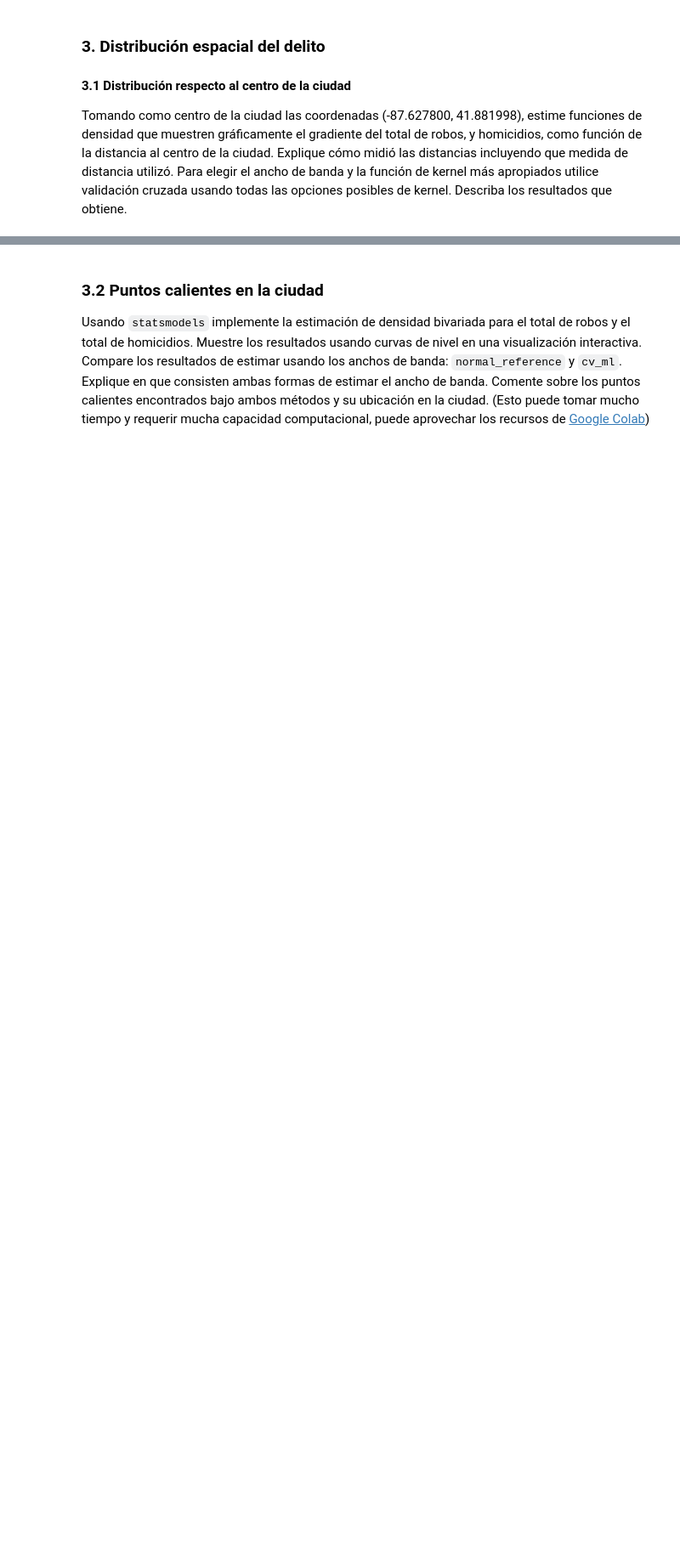
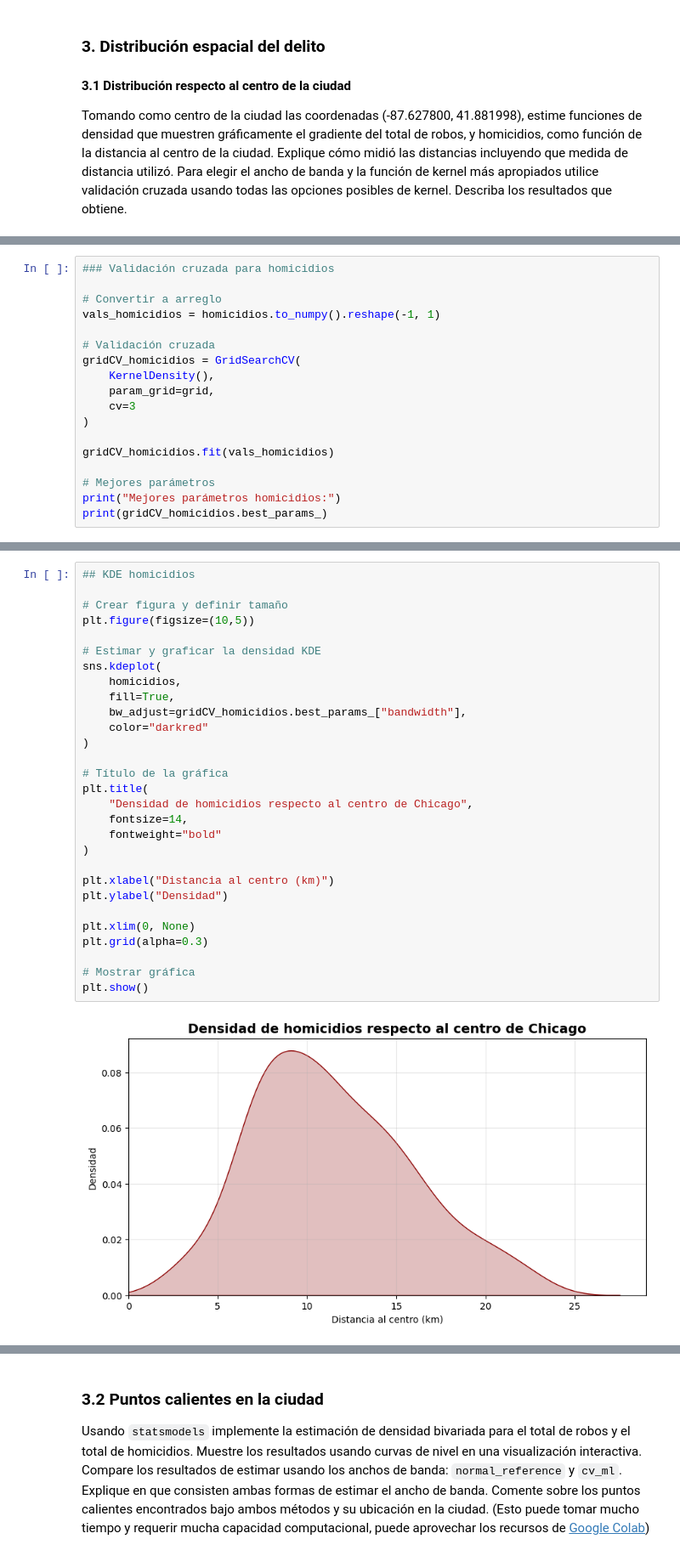
Before and after one commit to camto-24/taller_4_Aprendizaje_no_supervisado, a Jupyter notebook: S7_LC_Taller_Geograficos_KDE.ipynb, the cells around one changed output, grey strips where cells are left out. Shown at 85% size. Drawn from its saved outputs; the diff is of its cells as text; blank space fills up the shorter version.

```diff
--- a/S7_LC_Taller_Geograficos_KDE.ipynb
+++ b/S7_LC_Taller_Geograficos_KDE.ipynb
@@ -324,0 +438,18 @@ Tomando como centro de la ciudad las coordenadas (-87.627800, 41.881998), estime
+# %%
+### Validación cruzada para homicidios
+
+# Convertir a arreglo
+vals_homicidios = homicidios.to_numpy().reshape(-1, 1)
+
+# Validación cruzada
+gridCV_homicidios = GridSearchCV(
+    KernelDensity(),
+    param_grid=grid,
+    cv=3
+)
+
+gridCV_homicidios.fit(vals_homicidios)
+
+# Mejores parámetros
+print("Mejores parámetros homicidios:")
+print(gridCV_homicidios.best_params_)
@@ -325 +502,32 @@ Tomando como centro de la ciudad las coordenadas (-87.627800, 41.881998), estime
+# %%
+## KDE homicidios
+
+# Crear figura y definir tamaño
+plt.figure(figsize=(10,5))
+
+# Estimar y graficar la densidad KDE
+sns.kdeplot(
+    homicidios,
+    fill=True,
+    bw_adjust=gridCV_homicidios.best_params_["bandwidth"],
+    color="darkred"
+)
+
+# Título de la gráfica
+plt.title(
+    "Densidad de homicidios respecto al centro de Chicago",
+    fontsize=14,
+    fontweight="bold"
+)
+
+plt.xlabel("Distancia al centro (km)")
+plt.ylabel("Densidad")
+
+plt.xlim(0, None)
+plt.grid(alpha=0.3)
+
+# Mostrar gráfica
+plt.show()
+# %% [output]
+[figure, added]
 # %% [markdown]
```
Also changed, not shown: parts of 15 cells of this notebook.
